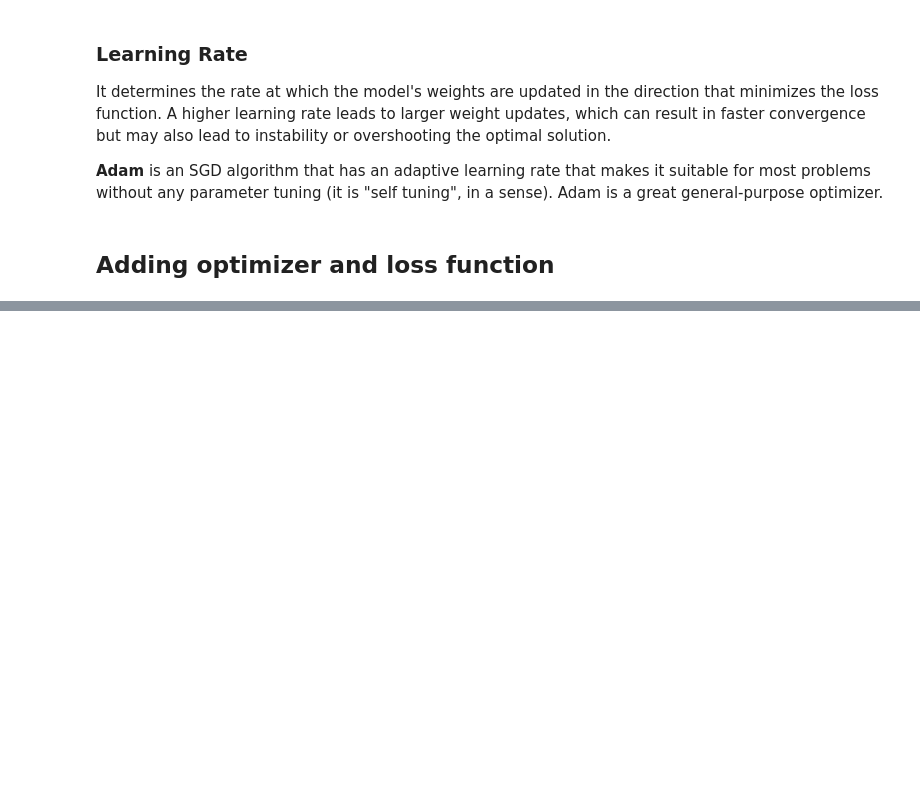
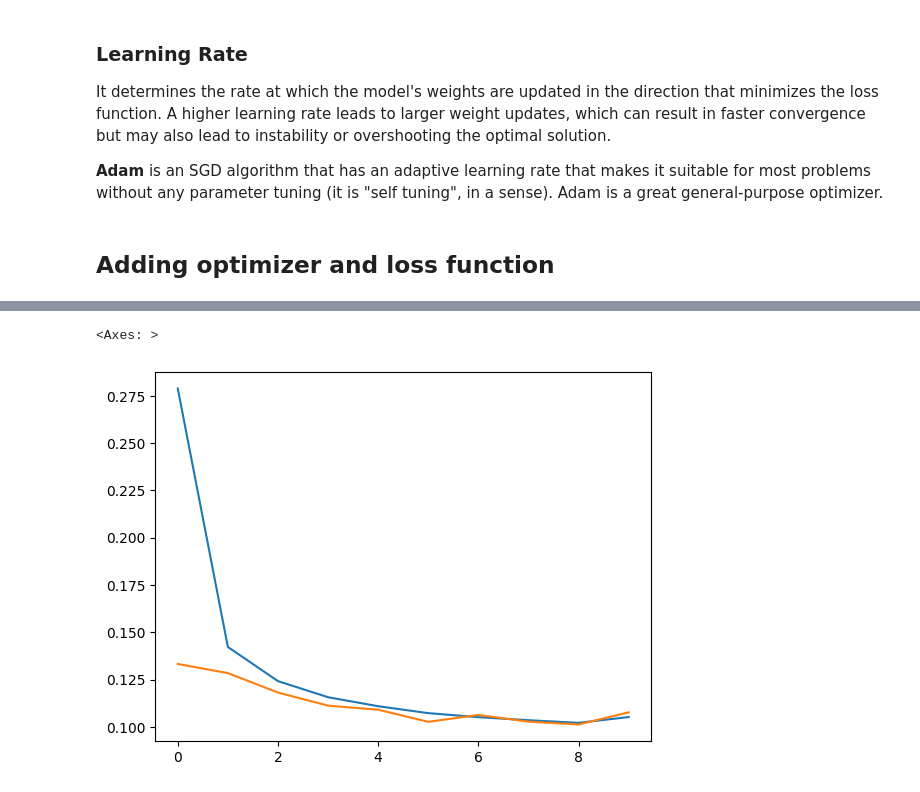
Before and after one commit to sxudan/artificial-intelligence-journey, a Jupyter notebook: Deep_Learning.ipynb, the cells around one changed output, grey strips where cells are left out. Drawn from its saved outputs; the diff is of its cells as text; code cells hidden in the pictures; blank space fills up the shorter version.

```diff
--- a/Deep_Learning.ipynb
+++ b/Deep_Learning.ipynb
@@ -97,0 +135,12 @@ model.compile(
+# %%
+# Split features and target
+# Quality is the output we need to predict so removing from input from both training and validation
+X_train = df_train.drop('quality', axis=1)
+X_valid = df_valid.drop('quality', axis=1)
+
+# Capturing only quality column and setting to another variables
+y_train = df_train['quality']
+y_valid = df_valid['quality']
+
+print(X_train.shape)
+print(y_train.shape)
@@ -97,0 +150,24 @@ model.compile(
+# %%
+from tensorflow import keras
+from tensorflow.keras import layers
+
+model = keras.Sequential([
+    # Units = 512  (neurons), num_columns = 11
+    layers.Dense(512, activation='relu', input_shape=[11]),
+    layers.Dense(512, activation='relu'),
+    layers.Dense(512, activation='relu'),
+    # Output layer with one neuron
+    layers.Dense(1),
+])
+# %%
+model.compile(
+    optimizer='adam',
+    loss='mae',
+)
+# %%
+history = model.fit(
+    X_train, y_train,
+    validation_data=(X_valid, y_valid),
+    batch_size=256,
+    epochs=10,
+)
@@ -97,0 +195,9 @@ model.compile(
+# %%
+history_df = pd.DataFrame(history.history)
+
+history_df['loss'].plot()
+
+history_df['val_loss'].plot()
+# %% [output]
+<Axes: >
+[figure, added]
```
Also changed, not shown: parts of 20 cells of this notebook.
